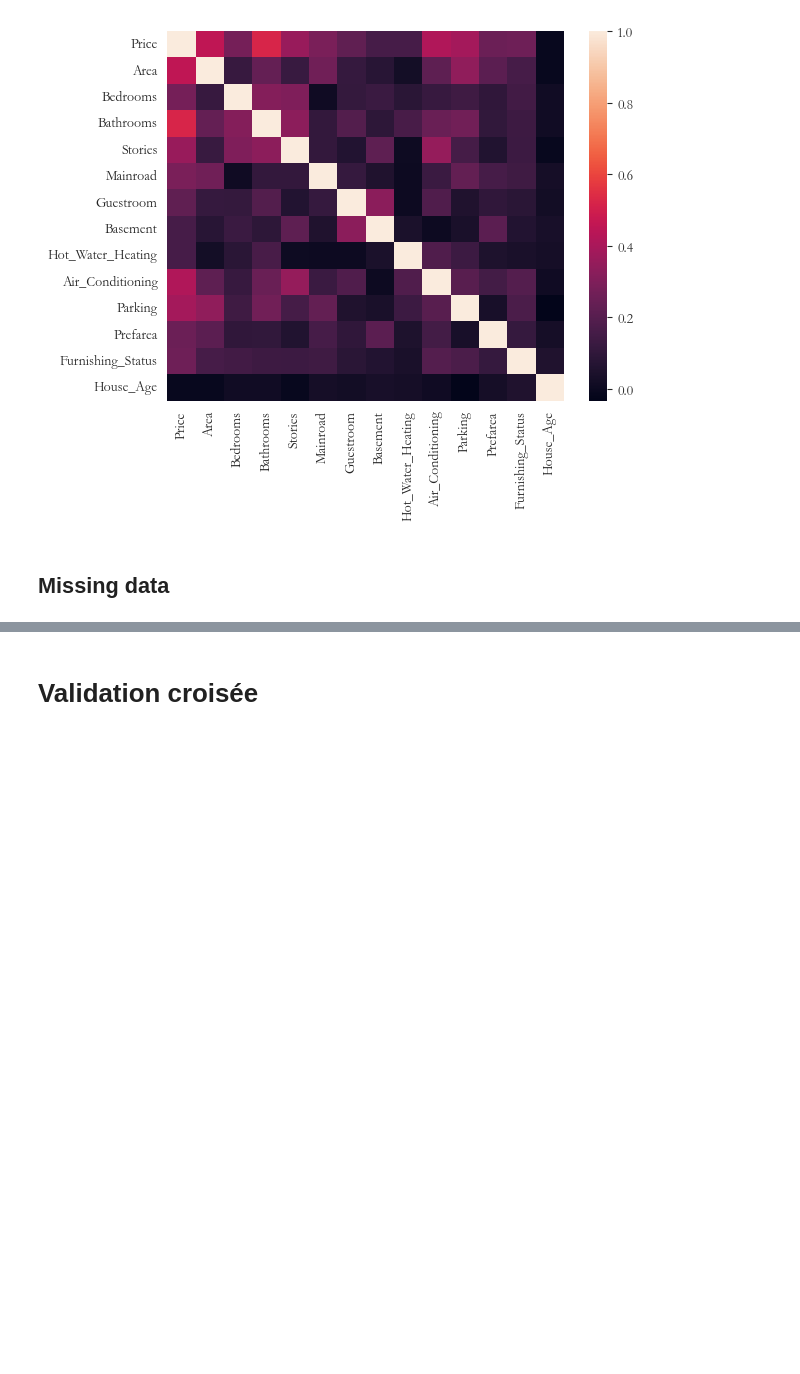
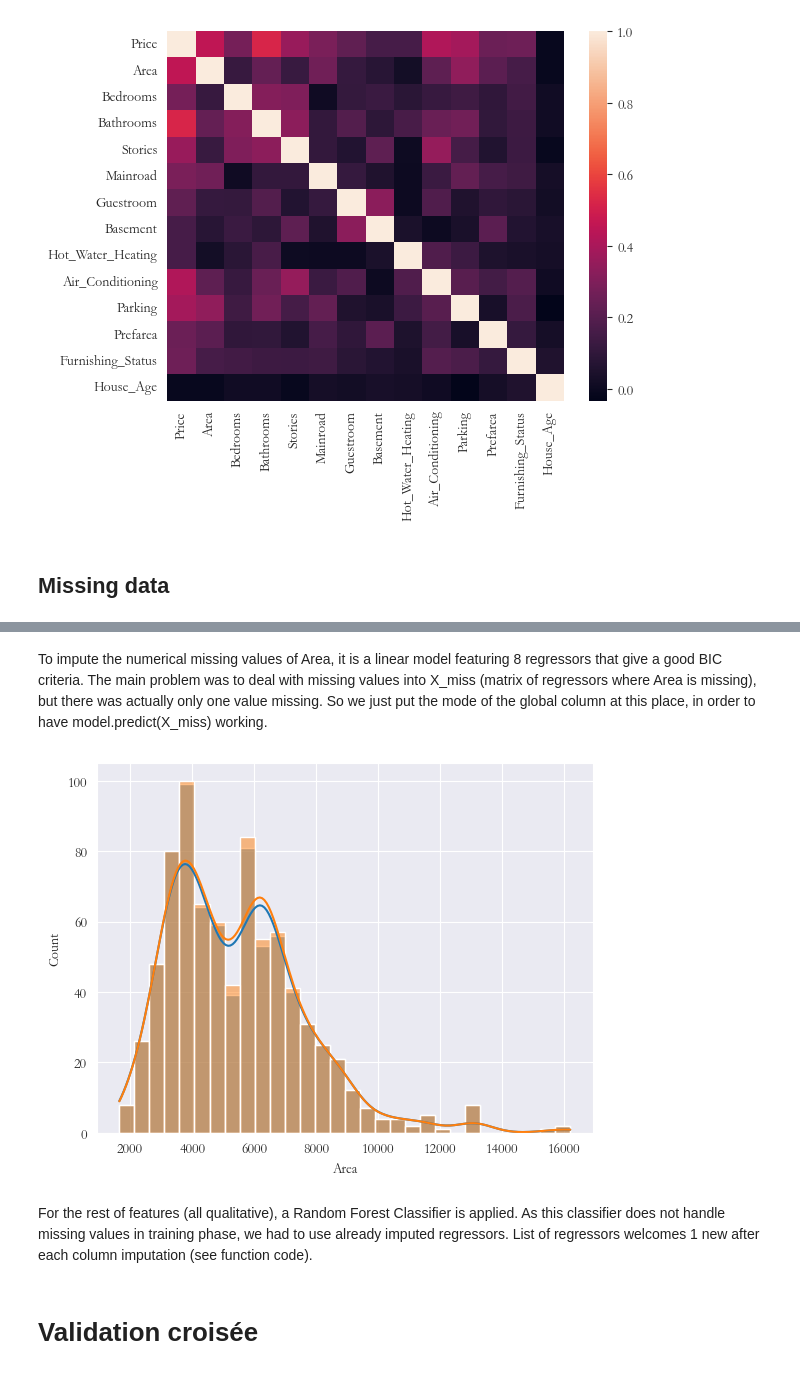
Before and after one commit to ThibaudGENEL/HousingPrice, a Jupyter notebook: notebook.ipynb, the cells around one changed output, grey strips where cells are left out. Cells and saved outputs as stored; diff of their text form; code cells hidden in the pictures; blank space fills up the shorter version.

```diff
--- a/notebook.ipynb
+++ b/notebook.ipynb
@@ -156,3 +225,13 @@ dtype: float64
+# %% [markdown]
+To impute the numerical missing values of Area, it is a linear model featuring 8 regressors that give a good BIC criteria. The main problem was to deal with missing values into X_miss (matrix of regressors where Area is missing), but there was actually only one value missing. So we just put the mode of the global column at this place, in order to have model.predict(X_miss) working.
+# %%
+sns.histplot(df["Area"], bins = 30,  kde = True)
+sns.histplot(imputed_df["Area"], bins = 30, kde = True)
+plt.show()
+# %% [output]
+[figure, added]
+# %% [markdown]
+For the rest of features (all qualitative), a Random Forest Classifier is applied. As this classifier does not handle missing values in training phase, we had to use already imputed regressors. List of regressors welcomes 1 new after each column imputation (see function code).
 # %% [markdown]
 # Validation croisée
 # %% [markdown]
```
Also changed, not shown: parts of 12 cells of this notebook, 3 other files.
